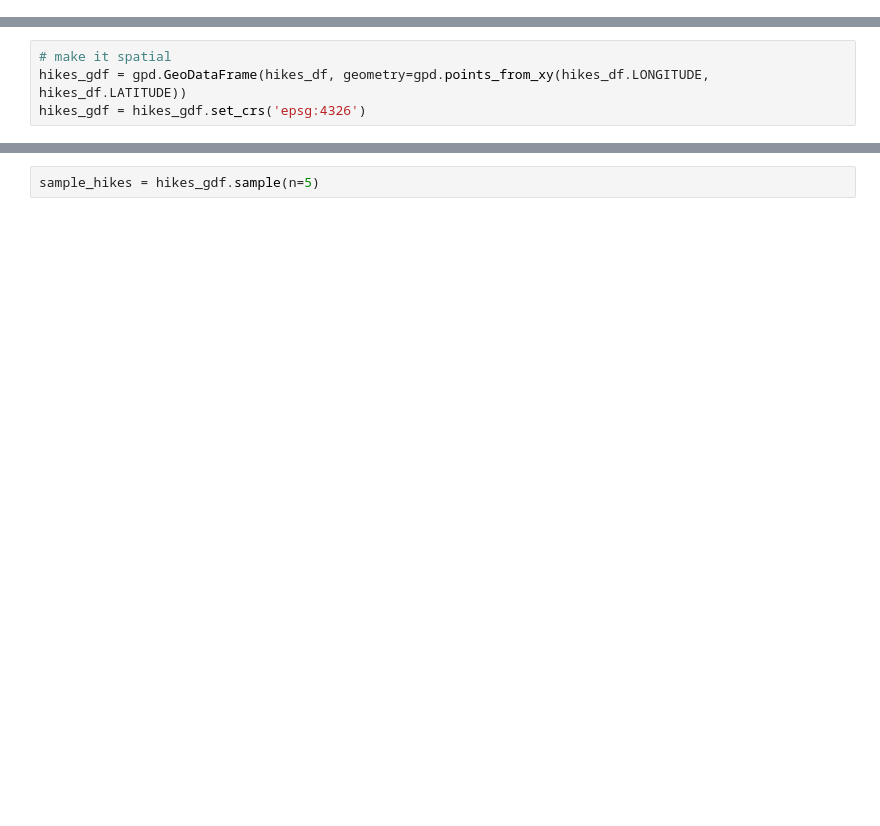
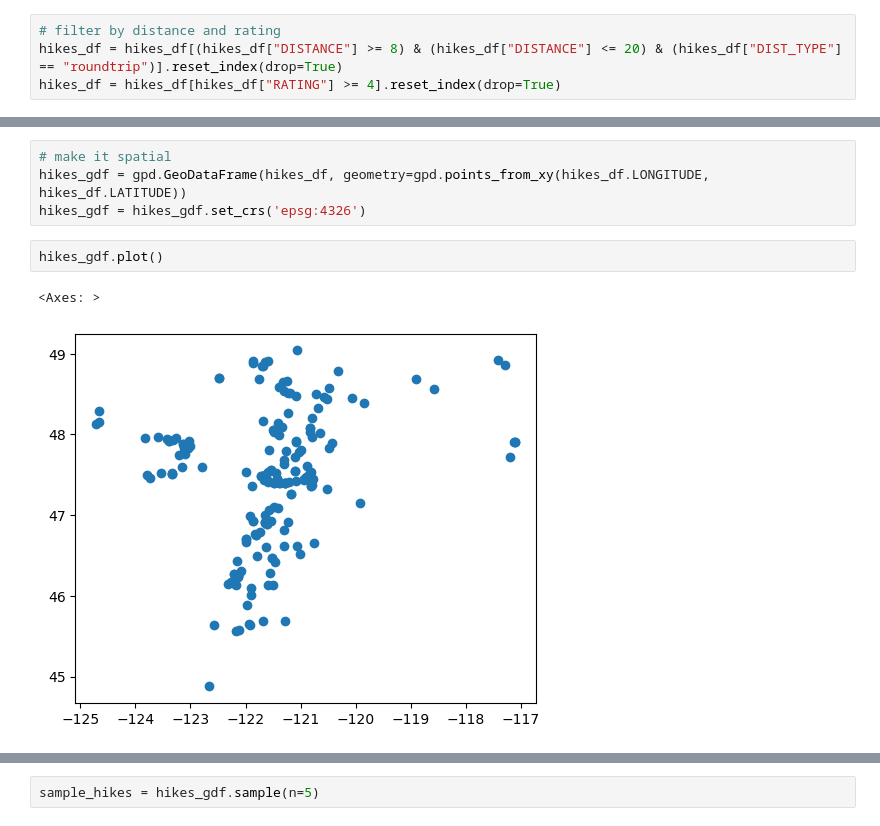
Before and after one commit to christyheaton/webmapping_with_pyscript, a Jupyter notebook: Notebooks/geopandas-example.ipynb, the cells around one changed output, grey strips where cells are left out. Drawn from its saved outputs; the diff is of its cells as text; blank space fills up the shorter version.

Commit message:
add distance filter to workflow

```diff
--- a/Notebooks/geopandas-example.ipynb
+++ b/Notebooks/geopandas-example.ipynb
@@ -19,0 +27,4 @@ hikes_df.head()
+# %%
+# filter by distance and rating
+hikes_df = hikes_df[(hikes_df["DISTANCE"] >= 8) & (hikes_df["DISTANCE"] <= 20) & (hikes_df["DIST_TYPE"] == "roundtrip")].reset_index(drop=True)
+hikes_df = hikes_df[hikes_df["RATING"] >= 4].reset_index(drop=True)
@@ -21,5 +42,10 @@ hikes_df.head()
 # make it spatial
 hikes_gdf = gpd.GeoDataFrame(hikes_df, geometry=gpd.points_from_xy(hikes_df.LONGITUDE, hikes_df.LATITUDE))
 hikes_gdf = hikes_gdf.set_crs('epsg:4326')
+# %%
+hikes_gdf.plot()
+# %% [output]
+<Axes: >
+[figure, added]
 # %%
 hikes_gdf.explore(tiles='CartoDB positron')
```
Also changed, not shown: parts of 5 cells of this notebook.
